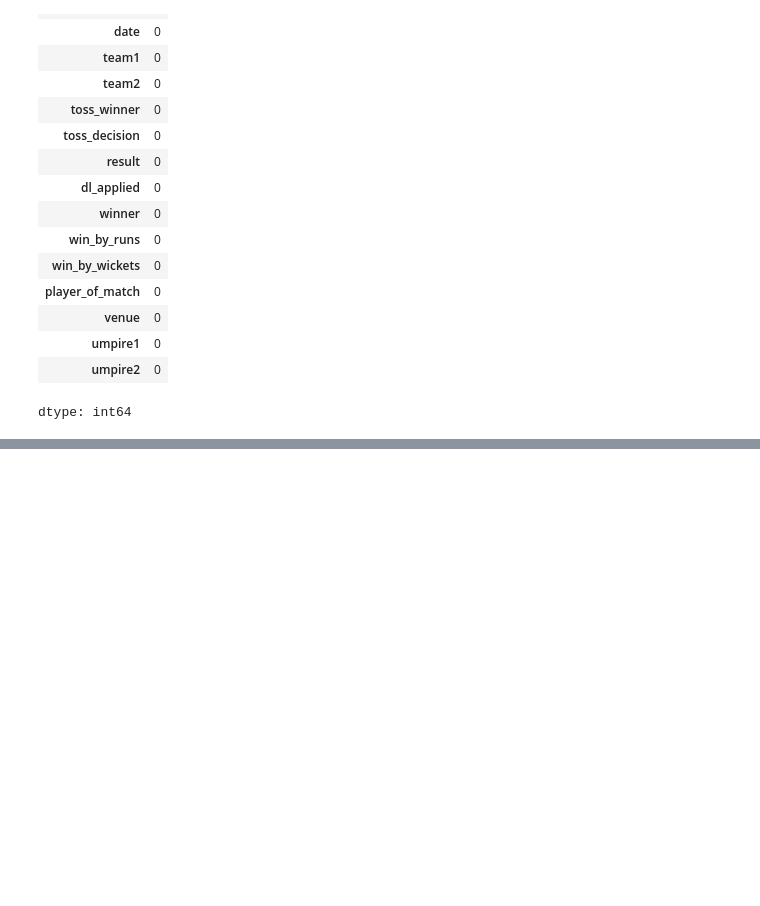
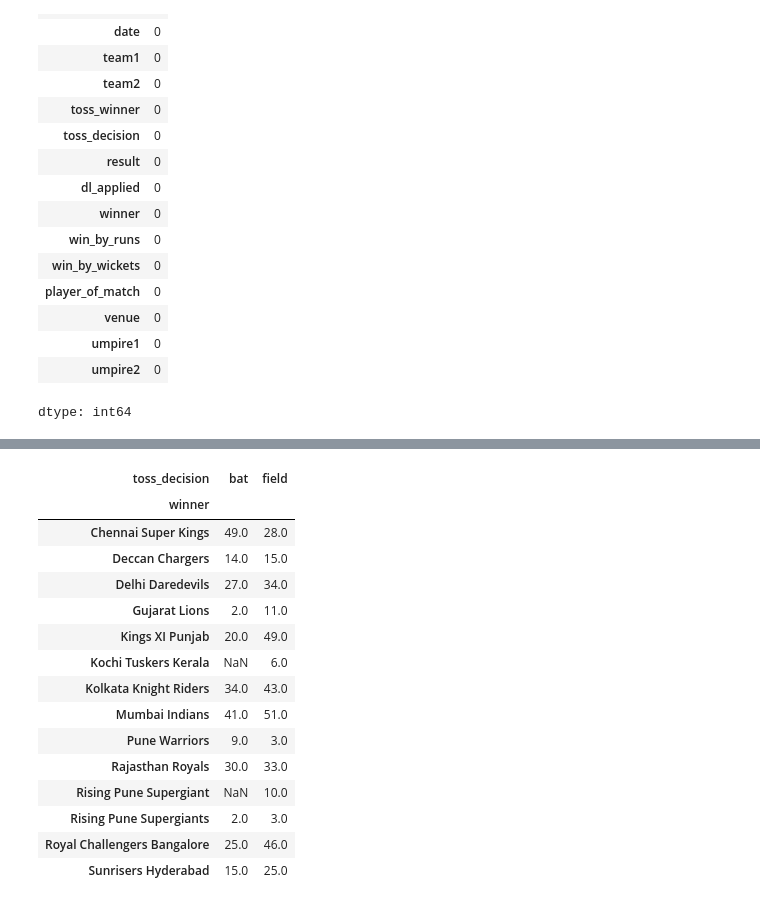
Before and after one commit to ajaykrixna/IPL_match-_analysis, a Jupyter notebook: IPL_analysis.ipynb, the cells around one changed output, grey strips where cells are left out. Drawn from its saved outputs; the diff is of its cells as text; code cells hidden in the pictures; blank space fills up the shorter version.

```diff
--- a/IPL_analysis.ipynb
+++ b/IPL_analysis.ipynb
@@ -139,0 +261,19 @@ dtype: int64
+# %%
+df[df['winner']!='NO Result'].pivot_table(index='winner',columns='toss_decision',values='id',aggfunc='count')
+# %% [output]
+| toss_decision | bat | field |
+| winner |  |  |
+| Chennai Super Kings | 49.0 | 28.0 |
+| Deccan Chargers | 14.0 | 15.0 |
+| Delhi Daredevils | 27.0 | 34.0 |
+| Gujarat Lions | 2.0 | 11.0 |
+| Kings XI Punjab | 20.0 | 49.0 |
+| Kochi Tuskers Kerala | NaN | 6.0 |
+| Kolkata Knight Riders | 34.0 | 43.0 |
+| Mumbai Indians | 41.0 | 51.0 |
+| Pune Warriors | 9.0 | 3.0 |
+| Rajasthan Royals | 30.0 | 33.0 |
+| Rising Pune Supergiant | NaN | 10.0 |
+| Rising Pune Supergiants | 2.0 | 3.0 |
+| Royal Challengers Bangalore | 25.0 | 46.0 |
+| Sunrisers Hyderabad | 15.0 | 25.0 |
```
Also changed, not shown: parts of 18 cells of this notebook, 2 other files.
